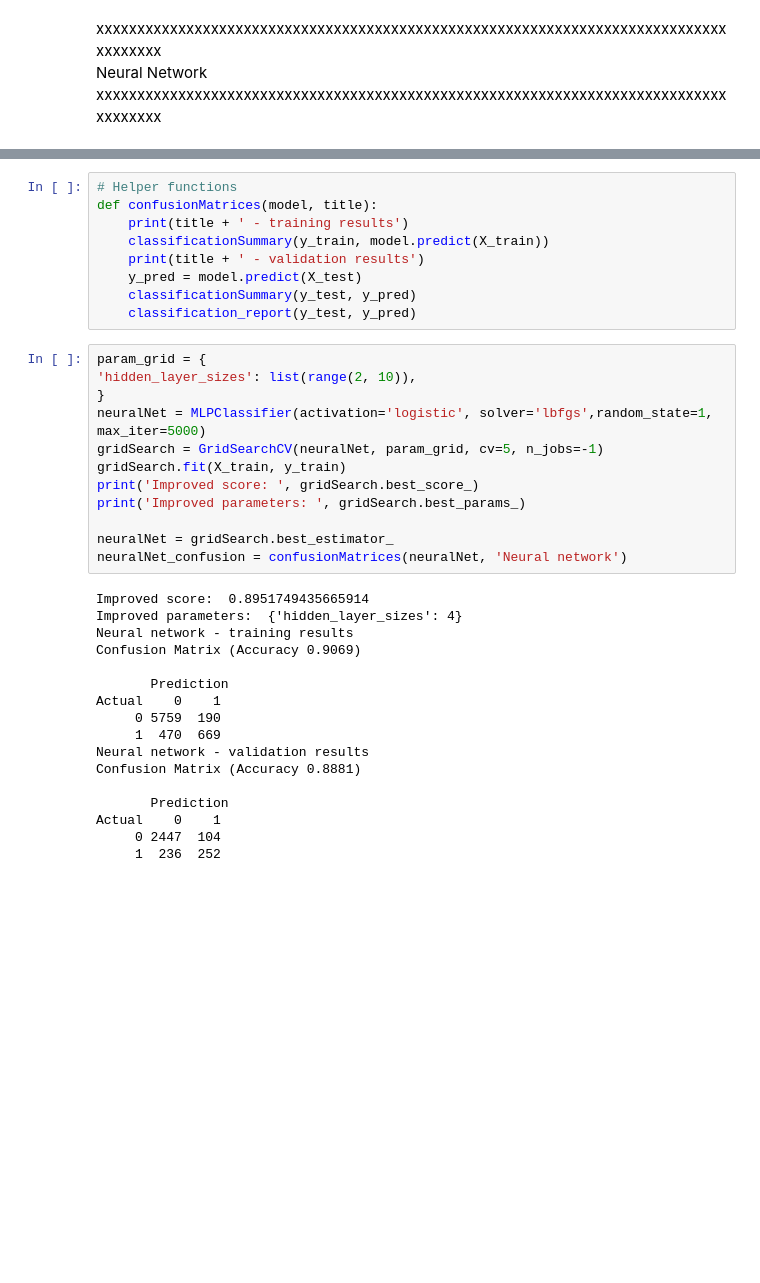
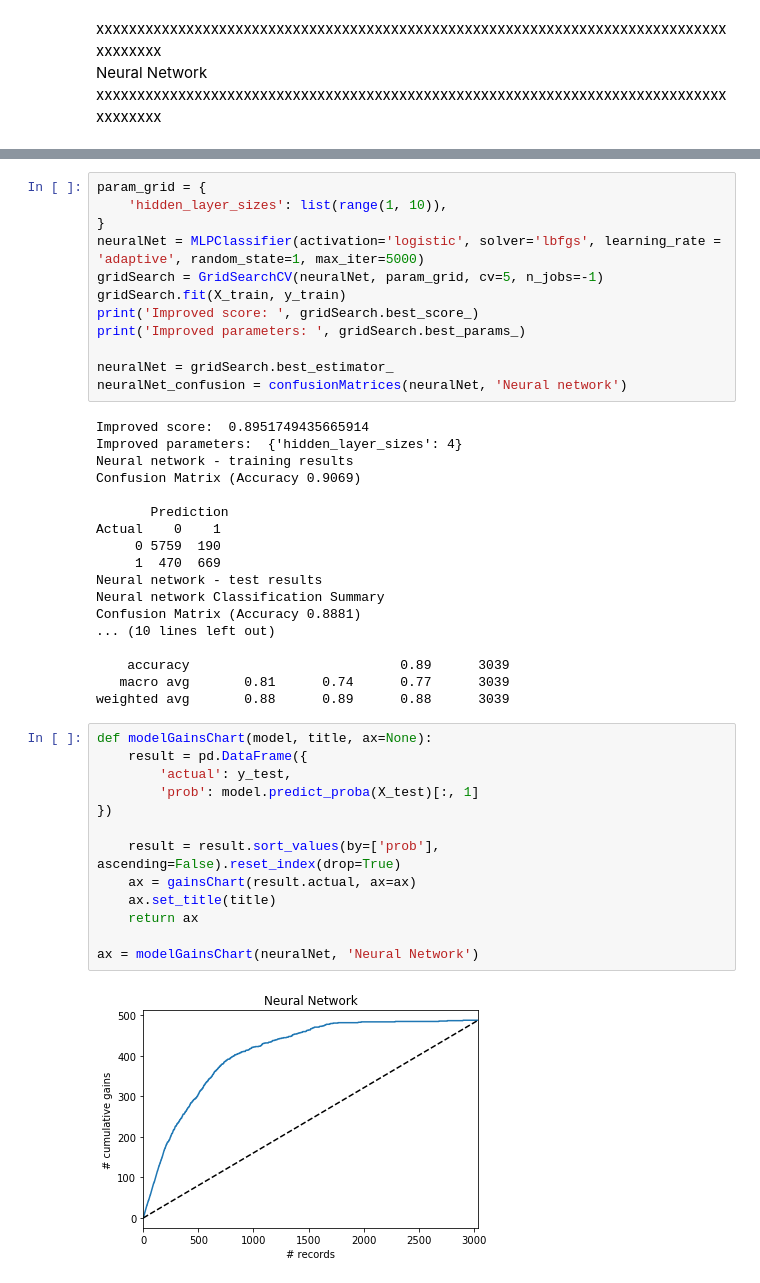
Before and after one commit to rcancel3/ADS505, a Jupyter notebook: Master_file.ipynb, the cells around one changed output, grey strips where cells are left out. Saved outputs shown, nothing was run; the diff lists cells and outputs as text; blank space fills up the shorter version.

Commit message:
Add files via upload
Updated for assignment prompts + additional Neural Network workload + beginning of ensemble voting classifier

```diff
--- a/Master_file.ipynb
+++ b/Master_file.ipynb
@@ -534,20 +599,11 @@ Actual    0    1
     accuracy                           0.88      3039
    macro avg       0.81      0.68      0.72      3039
 weighted avg       0.87      0.88      0.86      3039
-# %%
-# Helper functions
-def confusionMatrices(model, title):
-    print(title + ' - training results')
-    classificationSummary(y_train, model.predict(X_train))
-    print(title + ' - validation results')
-    y_pred = model.predict(X_test)
-    classificationSummary(y_test, y_pred)
-    classification_report(y_test, y_pred)
 # %%
 param_grid = {
-'hidden_layer_sizes': list(range(2, 10)),
+    'hidden_layer_sizes': list(range(1, 10)),
 }
-neuralNet = MLPClassifier(activation='logistic', solver='lbfgs',random_state=1, max_iter=5000)
+neuralNet = MLPClassifier(activation='logistic', solver='lbfgs', learning_rate = 'adaptive', random_state=1, max_iter=5000)
 gridSearch = GridSearchCV(neuralNet, param_grid, cv=5, n_jobs=-1)
 gridSearch.fit(X_train, y_train)
 print('Improved score: ', gridSearch.best_score_)
@@ -565,10 +621,26 @@ Confusion Matrix (Accuracy 0.9069)
 Actual    0    1
      0 5759  190
      1  470  669
-Neural network - validation results
+Neural network - test results
+Neural network Classification Summary
 Confusion Matrix (Accuracy 0.8881)
+... (10 lines left out)
 
-       Prediction
-Actual    0    1
-     0 2447  104
-     1  236  252
+    accuracy                           0.89      3039
+   macro avg       0.81      0.74      0.77      3039
+weighted avg       0.88      0.89      0.88      3039
+# %%
+def modelGainsChart(model, title, ax=None):
+    result = pd.DataFrame({
+        'actual': y_test,
+        'prob': model.predict_proba(X_test)[:, 1]
+})
+
+    result = result.sort_values(by=['prob'], ascending=False).reset_index(drop=True)
+    ax = gainsChart(result.actual, ax=ax)
+    ax.set_title(title)
+    return ax
+
+ax = modelGainsChart(neuralNet, 'Neural Network')
+# %% [output]
+[figure, added]
```
Also changed, not shown: parts of 15 cells of this notebook.
